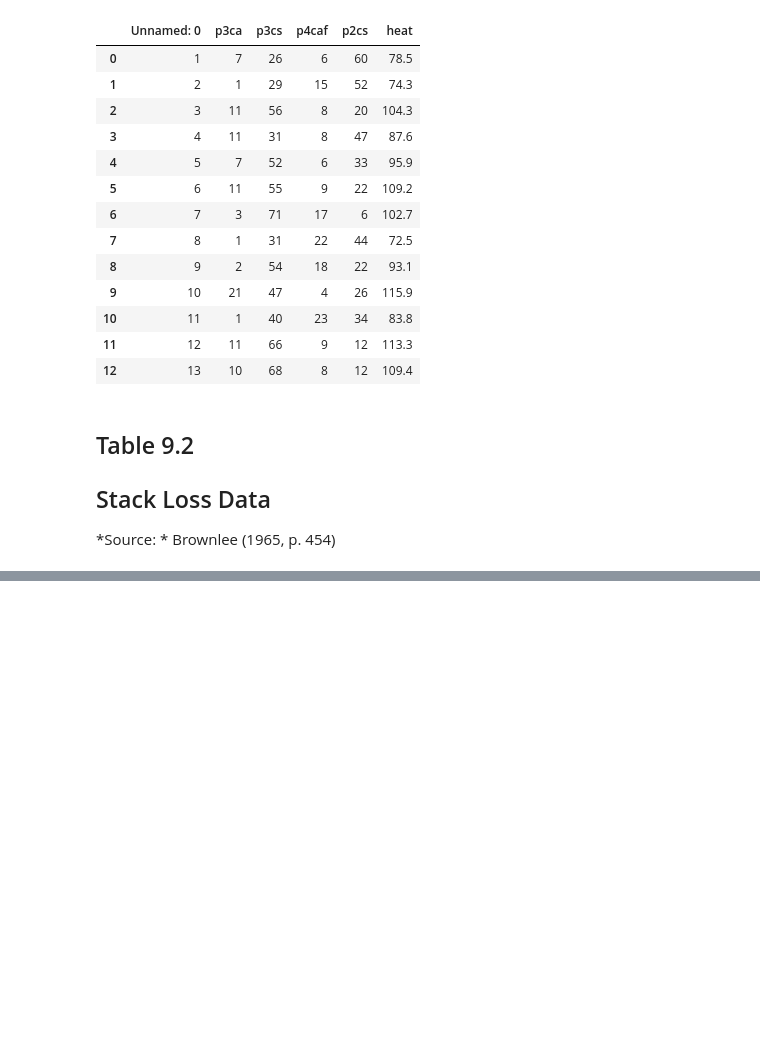
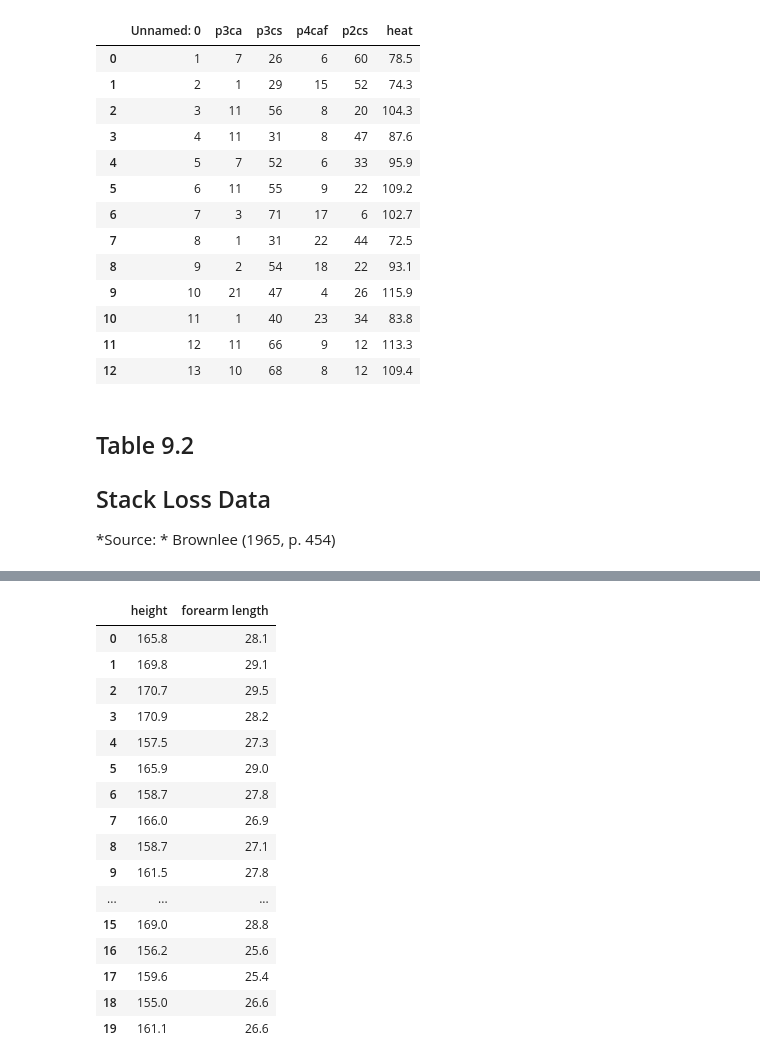
Before and after one commit to DustinAlandzes/alternative-methods-of-regression-with-python, a Jupyter notebook: loading_data.ipynb, the cells around one changed output, grey strips where cells are left out. Cells and saved outputs as stored; diff of their text form; code cells hidden in the pictures; blank space fills up the shorter version.

```diff
--- a/loading_data.ipynb
+++ b/loading_data.ipynb
@@ -307,0 +308,21 @@ df.head(20)
+# %%
+forearm_df = pd.read_csv("https://github.com/f00-/alternative-methods-of-regression-with-python/raw/master/forearm%20length.csv")
+forearm_df.head(20)
+# %% [output]
+|  | height | forearm length |
+| 0 | 165.8 | 28.1 |
+| 1 | 169.8 | 29.1 |
+| 2 | 170.7 | 29.5 |
+| 3 | 170.9 | 28.2 |
+| 4 | 157.5 | 27.3 |
+| 5 | 165.9 | 29.0 |
+| 6 | 158.7 | 27.8 |
+| 7 | 166.0 | 26.9 |
+| 8 | 158.7 | 27.1 |
+| 9 | 161.5 | 27.8 |
+| ... | ... | ... |
+| 15 | 169.0 | 28.8 |
+| 16 | 156.2 | 25.6 |
+| 17 | 159.6 | 25.4 |
+| 18 | 155.0 | 26.6 |
+| 19 | 161.1 | 26.6 |
```
Also changed, not shown: parts of 1 cell of this notebook.
